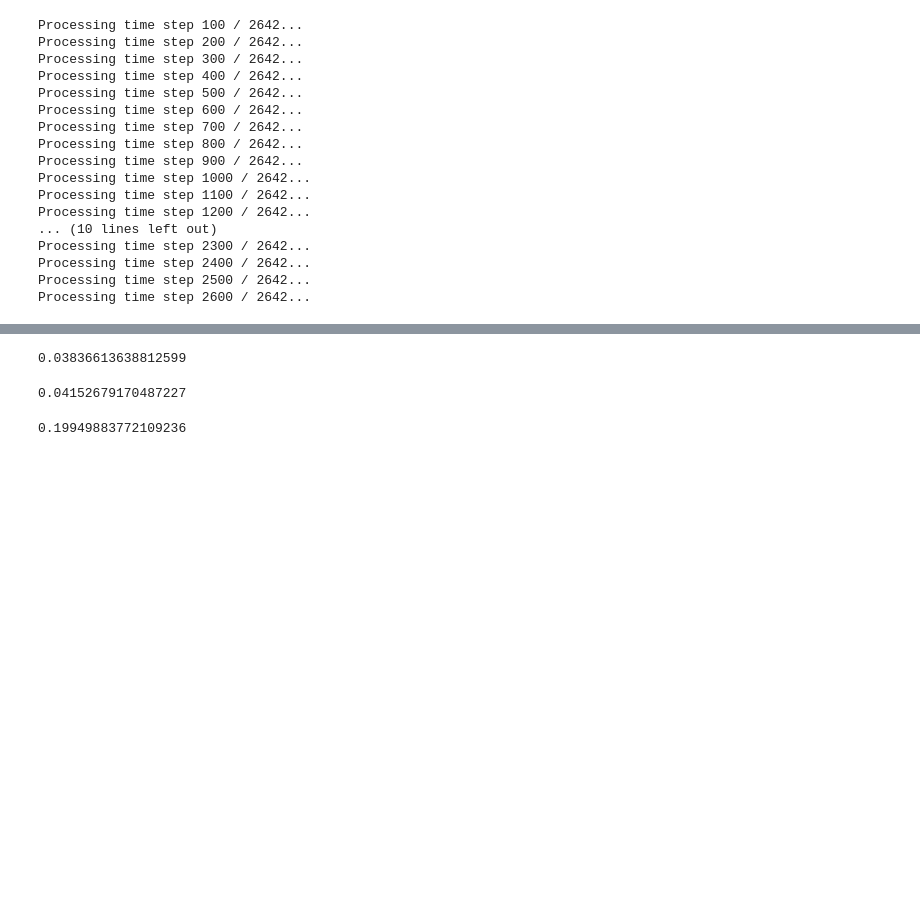
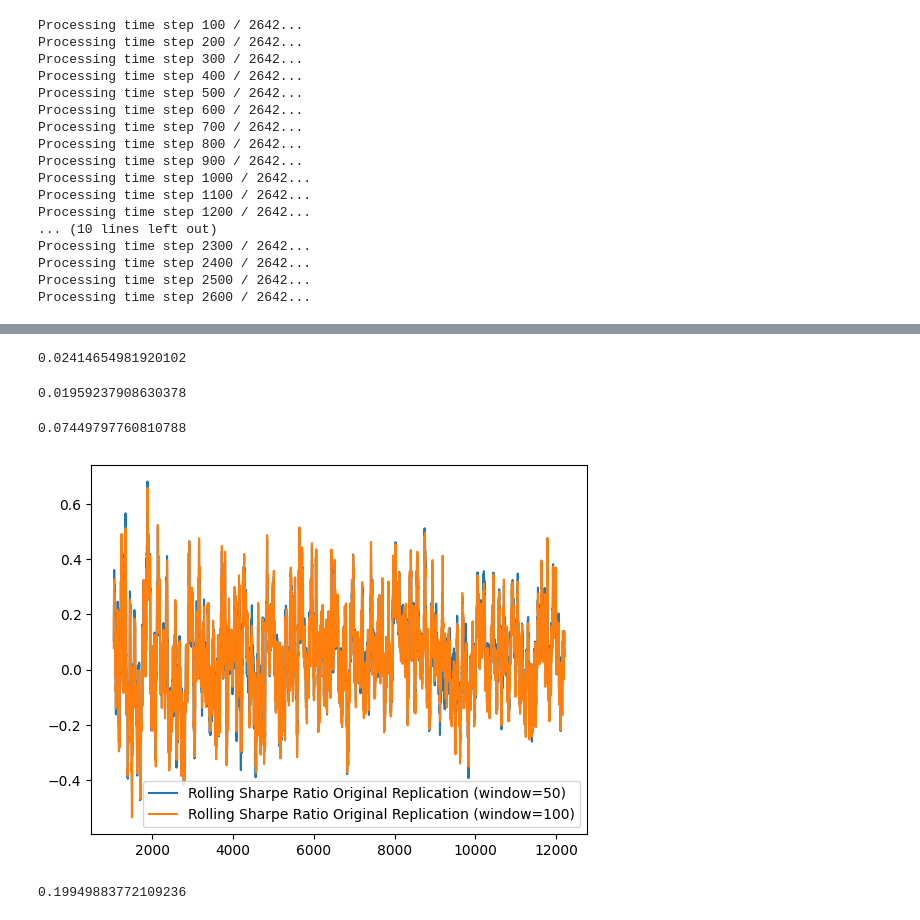
Before and after one commit to Ishikajj/possibilistic-portfolio-optimisation-py, a Jupyter notebook: src/analysis.ipynb, the cells around one changed output, grey strips where cells are left out. Saved outputs shown, nothing was run; the diff lists cells and outputs as text; code cells hidden in the pictures; blank space fills up the shorter version.

```diff
--- a/src/analysis.ipynb
+++ b/src/analysis.ipynb
@@ -108,15 +108,15 @@ df_excess_Returns_1963 = load_excess_returns_from_kenneth_french_path(start_date
 df_excess_Returns_1963_prepared = prepare_returns(df_excess_Returns_1963, drop_cols=("Date", "Other", "RF"))
 df_risk_free_from_1963 = df_excess_Returns_1963["RF"]
 # %%
-one_over_n_weights = equal_weight_strategy(df_excess_returns_prepared, burn_in=1000)
+one_over_n_weights = equal_weight_strategy(df_excess_Returns_1963_prepared, burn_in=1000)
 
-sharpe_ratio_1_over_n = calculate_sharpe_ratio(df_excess_returns_prepared, one_over_n_weights)
+sharpe_ratio_1_over_n = calculate_sharpe_ratio(df_excess_Returns_1963_prepared, one_over_n_weights)
 sharpe_ratio_1_over_n
 # %% [output]
-0.03836613638812599
+0.02414654981920102
 # %%
-market_weights = market_weight_strategy(df_excess_returns_prepared, burn_in=1000)
-sharpe_ratio_market_weight = calculate_sharpe_ratio(df_excess_returns_prepared, market_weights)
+market_weights = market_weight_strategy(df_excess_Returns_1963_prepared, burn_in=1000)
+sharpe_ratio_market_weight = calculate_sharpe_ratio(df_excess_Returns_1963_prepared, market_weights)
 sharpe_ratio_market_weight
 # %% [output]
-0.04152679170487227
+0.01959237908630378
@@ -123,3 +126,18 @@ sharpe_ratio_market_weight
+# %%
+jorion_weights_rolling_sharpe
+# %% [output]
+0.07449797760810788
+# %%
+one_over_rolling_sharpe = rolling_sharpe_ratio(df_excess_Returns_1963_prepared, one_over_n_weights, 50)
+market_weight_rolling_sharpe = rolling_sharpe_ratio(df_excess_Returns_1963_prepared, market_weights, window = 50)
+# %%
+import matplotlib.pyplot as plt
+plt.plot(one_over_rolling_sharpe, label="Rolling Sharpe Ratio Original Replication (window=50)")
+plt.plot(market_weight_rolling_sharpe, label="Rolling Sharpe Ratio Original Replication (window=100)")
+plt.legend()
+plt.show()
+# %% [output]
+[figure, added]
 # %%
 import pickle
 with open ("file.pkl", "rb") as f:
```
Also changed, not shown: parts of 7 cells of this notebook, 3 other files.
